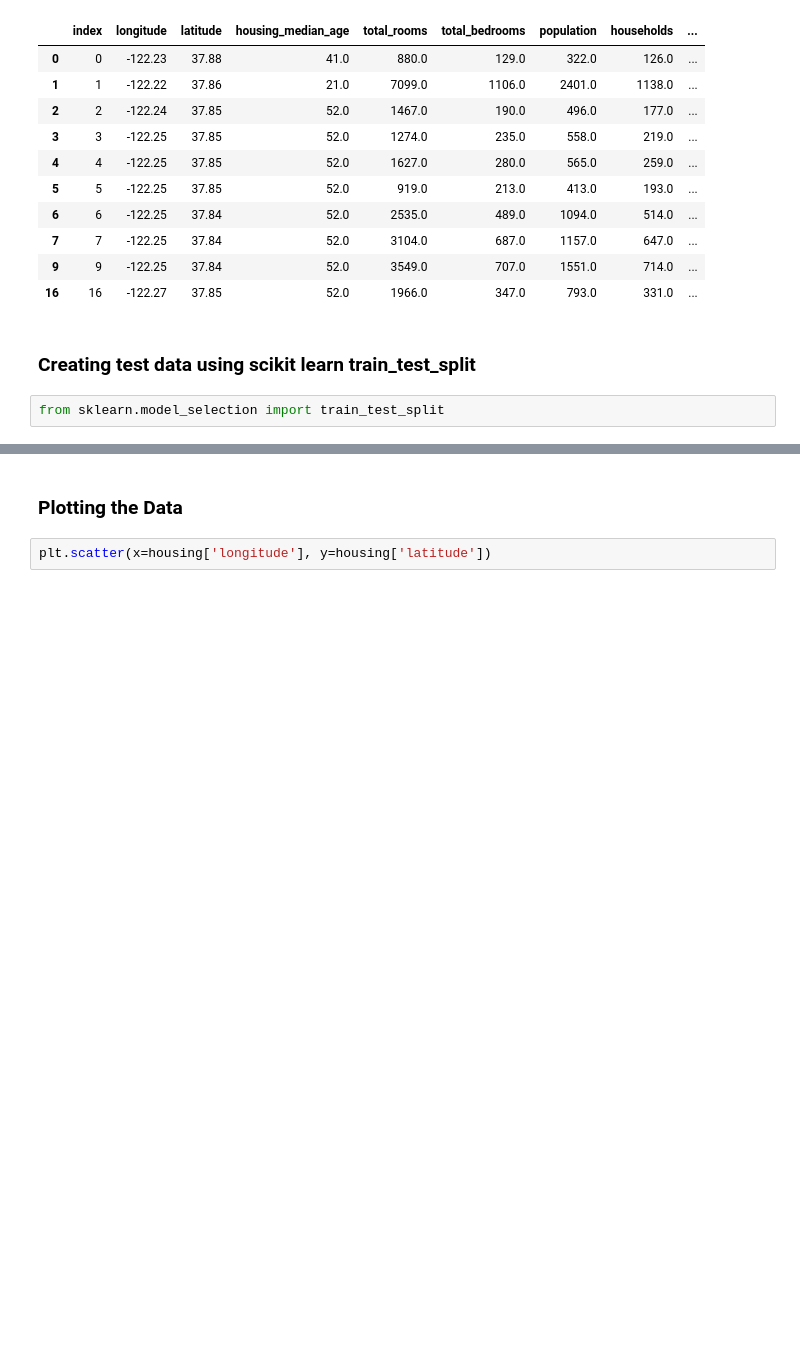
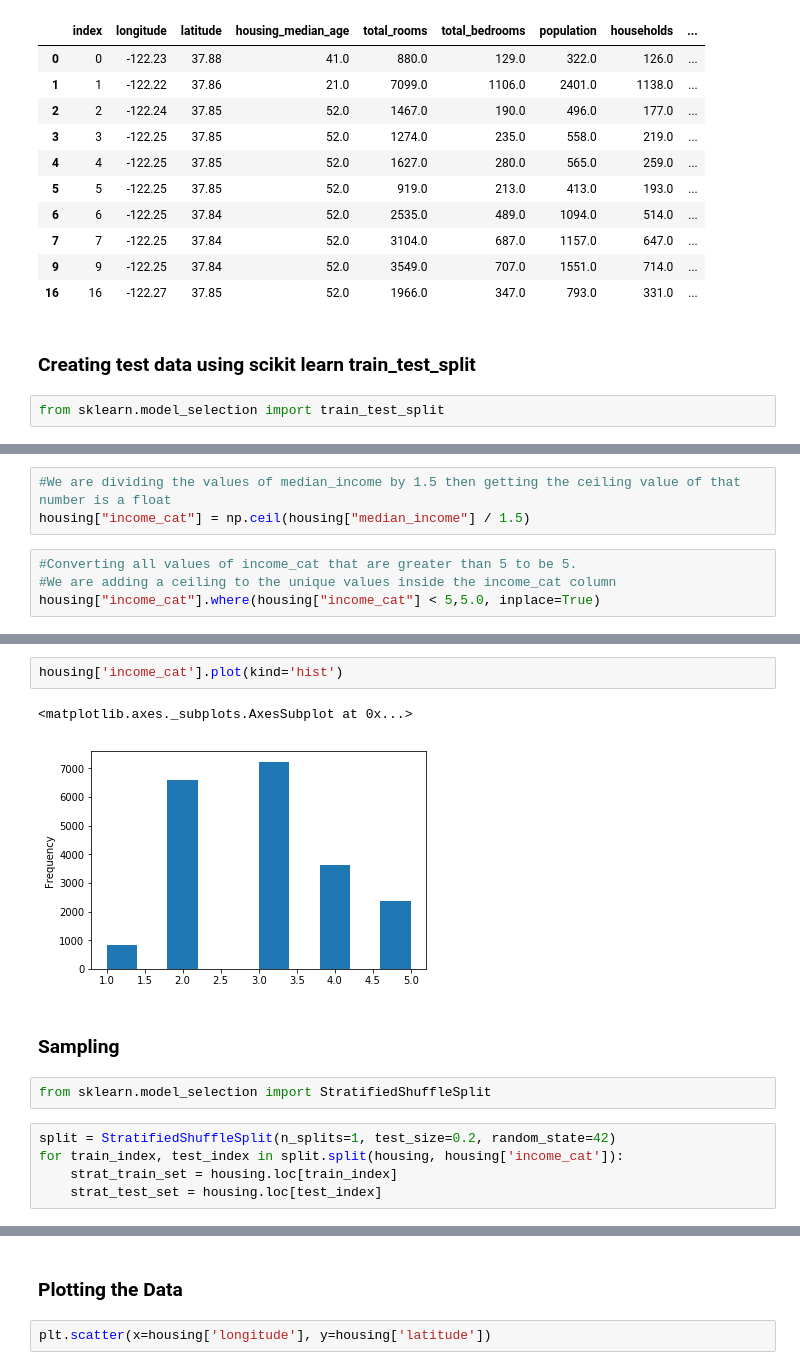
Before and after one commit to fjcamillo/Hands-On-Machine-Learning-with-Scikit-Learn-and-Tensorflow-Notes, a Jupyter notebook: Chapter 2.ipynb, the cells around one changed output, grey strips where cells are left out. Cells and saved outputs as stored; diff of their text form; blank space fills up the shorter version.

```diff
--- a/Chapter 2.ipynb
+++ b/Chapter 2.ipynb
@@ -198,0 +231,7 @@ train_set, test_set = train_test_split(housing, test_sizse)
+# %%
+#We are dividing the values of median_income by 1.5 then getting the ceiling value of that number is a float
+housing["income_cat"] = np.ceil(housing["median_income"] / 1.5)
+# %%
+#Converting all values of income_cat that are greater than 5 to be 5.
+#We are adding a ceiling to the unique values inside the income_cat column
+housing["income_cat"].where(housing["income_cat"] < 5,5.0, inplace=True)
@@ -198,0 +252,14 @@ train_set, test_set = train_test_split(housing, test_sizse)
+# %%
+housing['income_cat'].plot(kind='hist')
+# %% [output]
+<matplotlib.axes._subplots.AxesSubplot at 0x...>
+[figure, added]
+# %% [markdown]
+### Sampling
+# %%
+from sklearn.model_selection import StratifiedShuffleSplit
+# %%
+split = StratifiedShuffleSplit(n_splits=1, test_size=0.2, random_state=42)
+for train_index, test_index in split.split(housing, housing['income_cat']):
+    strat_train_set = housing.loc[train_index]
+    strat_test_set = housing.loc[test_index]
```
Also changed, not shown: parts of 10 cells of this notebook.
